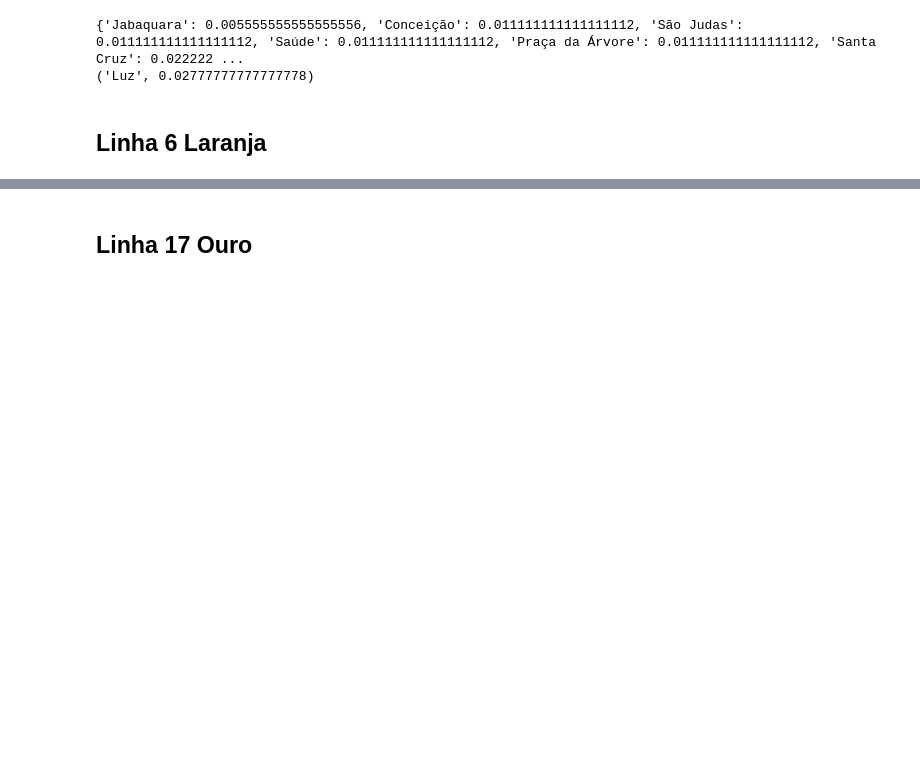
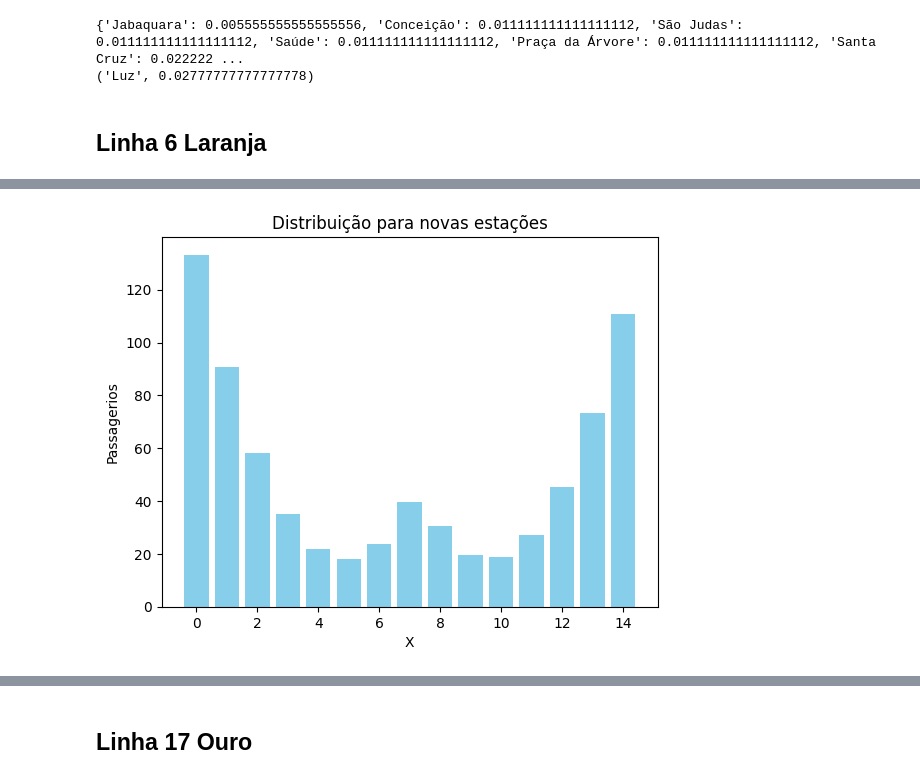
Before and after one commit to PauloAPH/AnaliseDoSistemaMetroviarioDeSaoPaulo, a Jupyter notebook: Sistema_metroviário_de_SP.ipynb, the cells around one changed output, grey strips where cells are left out. Cells and saved outputs as stored; diff of their text form; code cells hidden in the pictures; blank space fills up the shorter version.

```diff
--- a/Sistema_metroviário_de_SP.ipynb
+++ b/Sistema_metroviário_de_SP.ipynb
@@ -384,0 +421,19 @@ print(centrality_sorted_verde[0]) # vertice com maior centralidade de grau [rela
+# %%
+l = len(linha_laranja_dis)
+distribuicao_laranja = np.zeros(l)
+i = 0
+j = 0
+while(i < round(l/2)-1):
+    distribuicao_laranja[i] = linha_laranja_dis[j]
+    distribuicao_laranja[l-i-1] = linha_laranja_dis[j+1]
+    i = i + 1
+    j = j + 2
+distribuicao_laranja[round(l/2)-1] = linha_laranja_dis[l-1]
+
+plt.bar(np.arange(0, 15), distribuicao_laranja, color='skyblue')
+plt.title('Distribuição para novas estações')
+plt.xlabel('X')
+plt.ylabel('Passagerios')
+plt.show()
+# %% [output]
+[figure, added]
```
Also changed, not shown: parts of 19 cells of this notebook, 2 other files.
